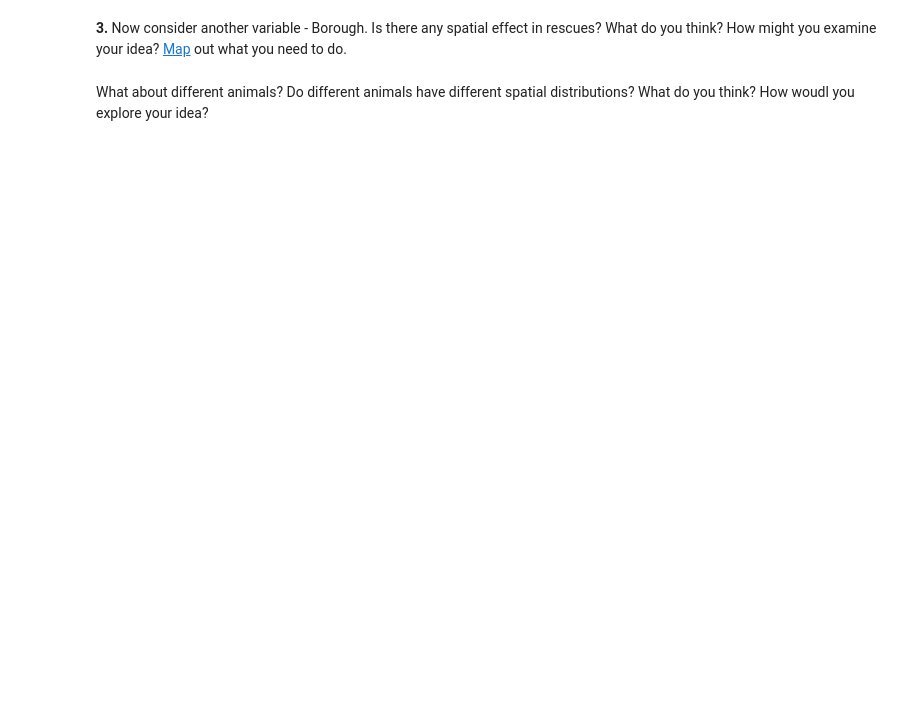
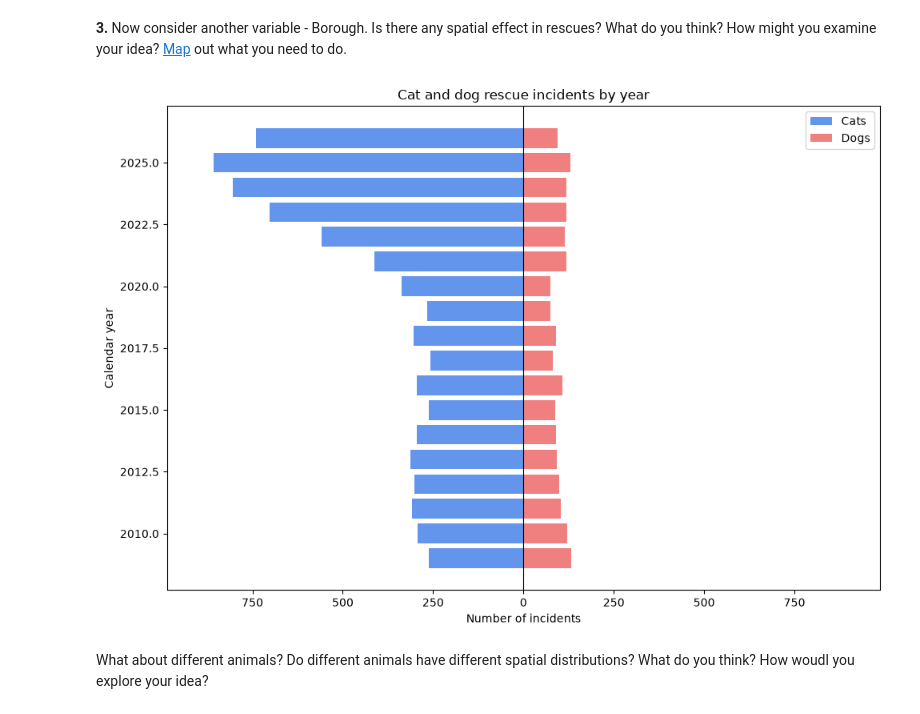
Before and after one commit to davidcheungkawei/2026-Image-and-Sound-David-Cheung, a Jupyter notebook: lessons/03_lecture/Classtime_3.ipynb, the cells around one changed output. Saved outputs shown, nothing was run; the diff lists cells and outputs as text; code cells hidden in the pictures; blank space fills up the shorter version.

```diff
--- a/lessons/03_lecture/Classtime_3.ipynb
+++ b/lessons/03_lecture/Classtime_3.ipynb
@@ -112,5 +199,35 @@ cats = lfb[lfb["AnimalGroupParent"].str.lower()=="cat"]
 cats.groupby("CalYear").size().reset_index(name="Rescues")
 # %% [markdown]
 **3.** Now consider another variable - Borough. Is there any spatial effect in rescues? What do you think? How might you examine your idea? [Map](https://github.com/radoi90/housequest-data/blob/master/london_boroughs.geojson) out what you need to do.
+# %%
+import matplotlib.pyplot as plt
+from matplotlib.ticker import FuncFormatter
+
+cat_dog = lfb[lfb["AnimalGroupParent"].isin(["Cat", "Dog"])]
+counts_by_year = cat_dog.groupby(
+    ["CalYear", "AnimalGroupParent"]
+).size().unstack(fill_value=0)
+counts_by_year = counts_by_year.reindex(columns=["Cat", "Dog"], fill_value=0)
+
+max_count = counts_by_year.to_numpy().max()
+
+fig, ax = plt.subplots(figsize=(10, 7))
+ax.barh(counts_by_year.index, -counts_by_year["Cat"], color="cornflowerblue", label="Cats")
+ax.barh(counts_by_year.index, counts_by_year["Dog"], color="lightcoral", label="Dogs")
+ax.axvline(0, color="black", linewidth=0.8)
+
+ax.set_xlim(-max_count * 1.15, max_count * 1.15)
+ax.xaxis.set_major_formatter(
+    FuncFormatter(lambda value, position: f"{abs(value):,.0f}")
+)
+ax.set_title("Cat and dog rescue incidents by year")
+ax.set_xlabel("Number of incidents")
+ax.set_ylabel("Calendar year")
+ax.legend()
+
+plt.tight_layout()
+plt.show()
+# %% [output]
+[figure, added]
 # %% [markdown]
 What about different animals? Do different animals have different spatial distributions? What do you think? How woudl you explore your idea?
```
Also changed, not shown: parts of 11 cells of this notebook, 2 other files.
